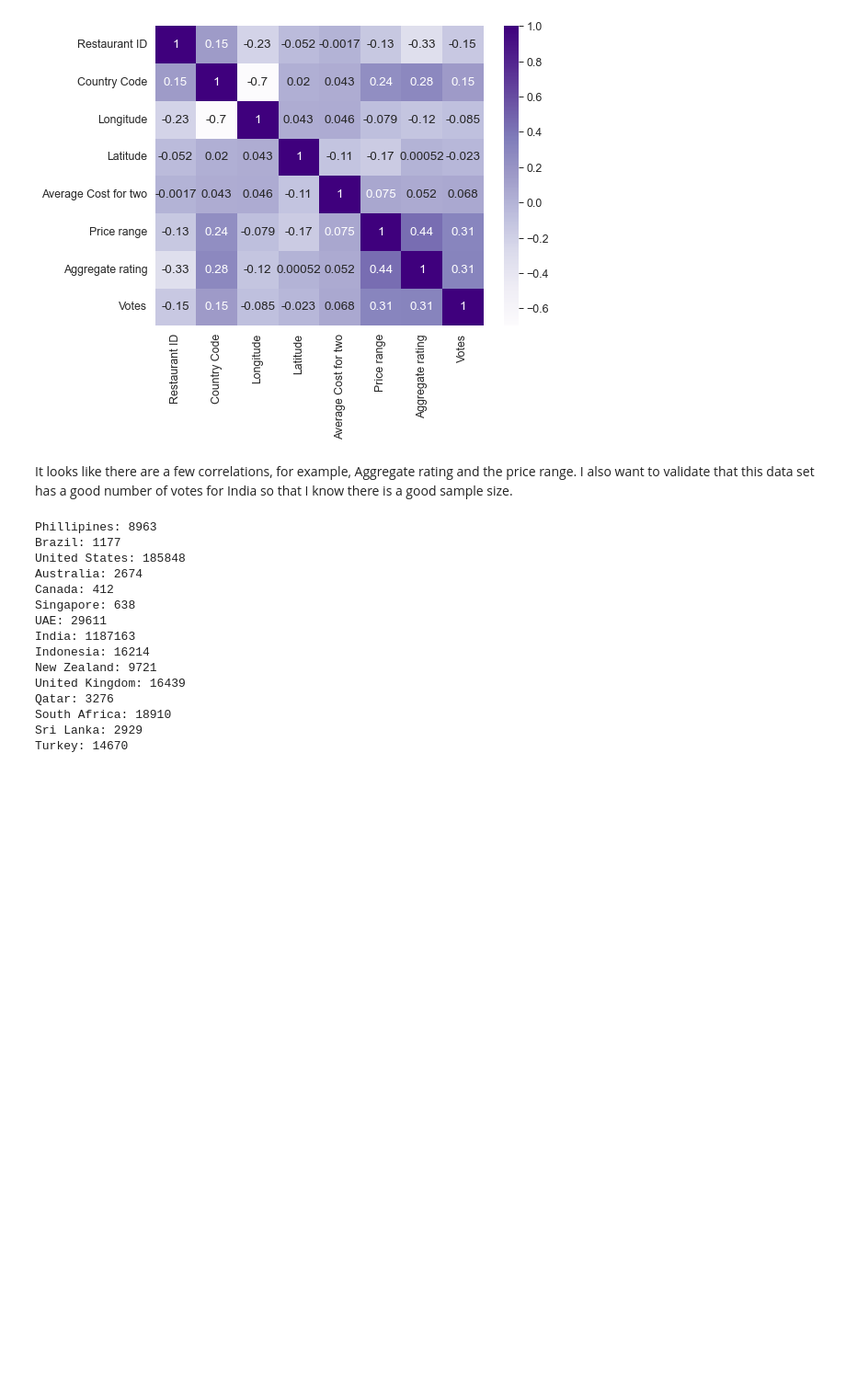
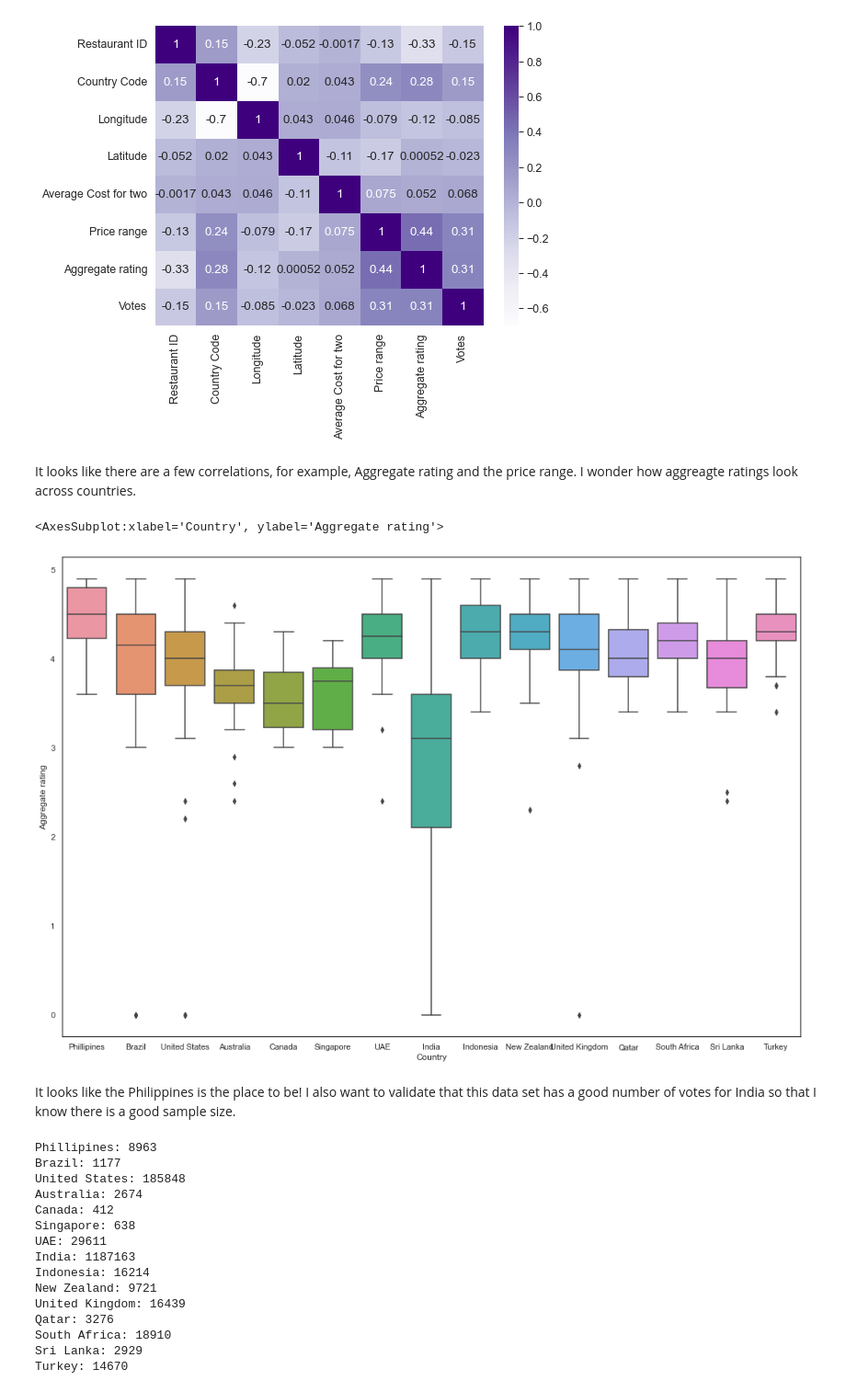
Before and after one commit to data301-2021-winter1/group28-project, a Jupyter notebook: notebooks/analysis1.ipynb, the cells around one changed output. Shown at 92% size. Cells and saved outputs as stored; diff of their text form; code cells hidden in the pictures; blank space fills up the shorter version.

```diff
--- a/notebooks/analysis1.ipynb
+++ b/notebooks/analysis1.ipynb
@@ -244,8 +244,15 @@ sns.heatmap(corrData, annot=True, cmap='Purples')
 # %% [output]
 <AxesSubplot:>
 [figure]
+# %% [markdown]
+It looks like there are a few correlations, for example, Aggregate rating and the price range. I wonder how aggreagte ratings look across countries.
+# %%
+sns.boxplot(data=zomatoCSV,x="Country", y="Aggregate rating")
+# %% [output]
+<AxesSubplot:xlabel='Country', ylabel='Aggregate rating'>
+[figure, added]
 # %% [markdown]
-It looks like there are a few correlations, for example, Aggregate rating and the price range. I also want to validate that this data set has a good number of votes for India so that I know there is a good sample size.
+ It looks like the Philippines is the place to be! I also want to validate that this data set has a good number of votes for India so that I know there is a good sample size.
 # %%
 #Number of votes counted in each country
 for index, countryName in enumerate(zomatoCSV["Country"].unique()):
```
Also changed, not shown: parts of 35 cells of this notebook.
